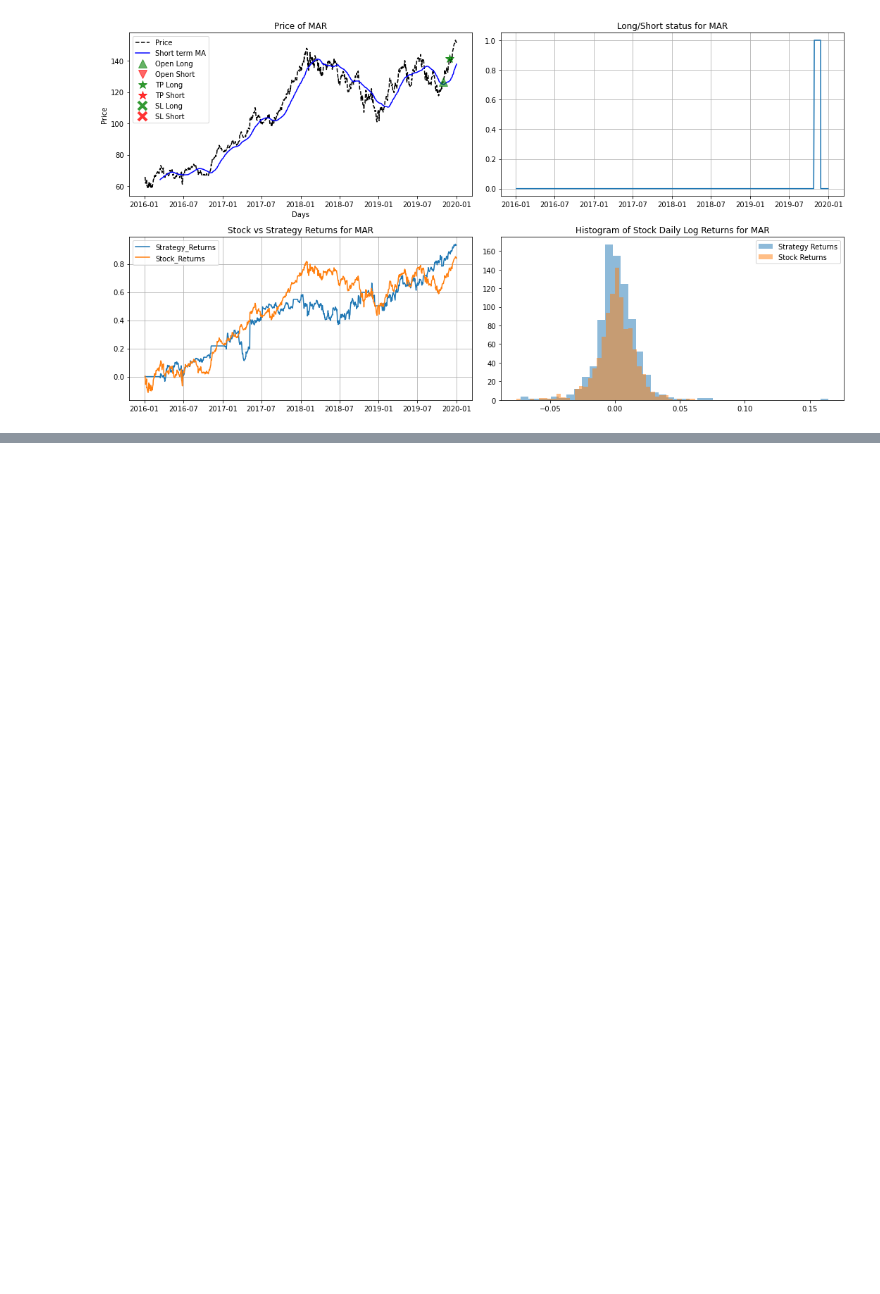
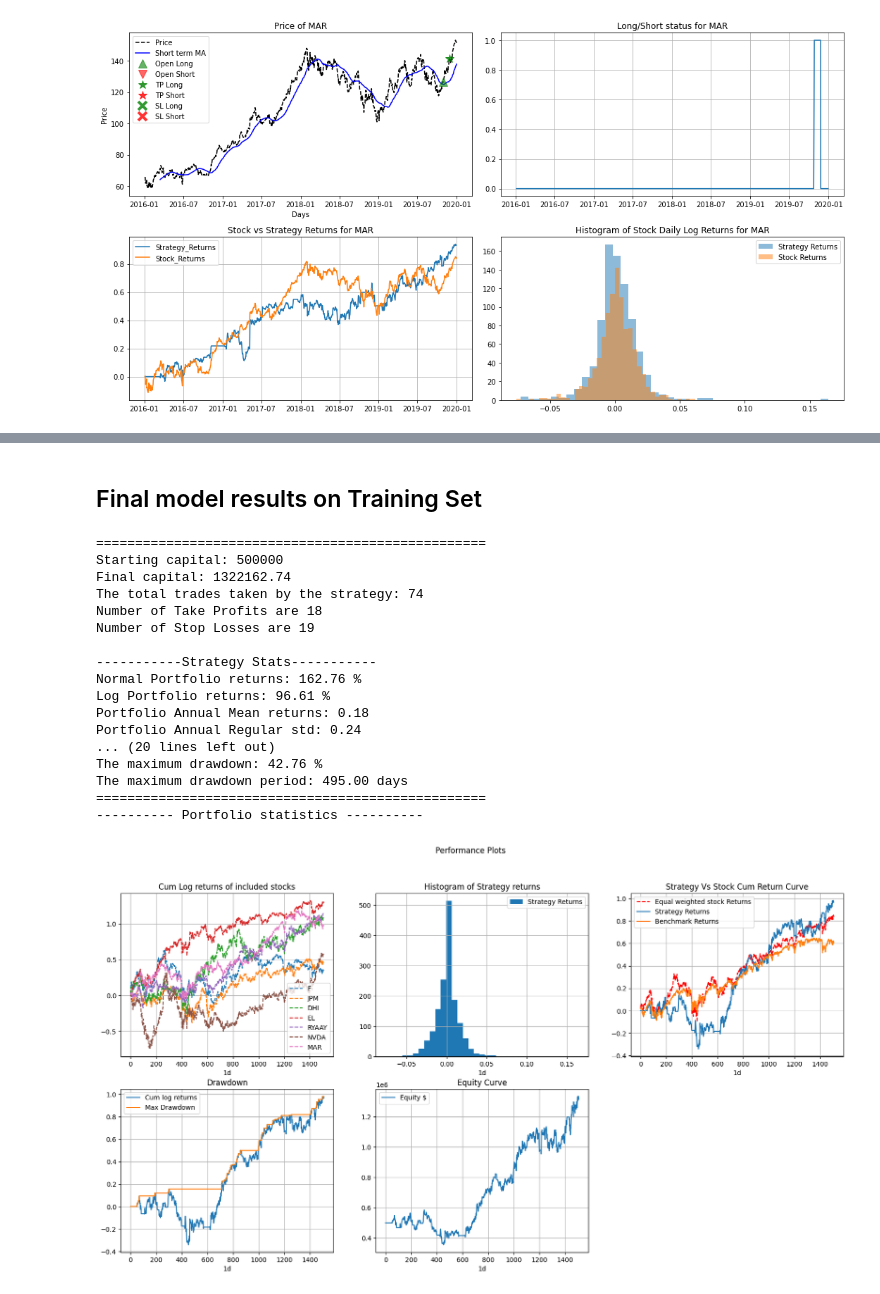
Before and after one commit to siddharthgohil/Trading_with_MACDnSMA, a Jupyter notebook: SMACD_Event_Based.ipynb, the cells around one changed output, grey strips where cells are left out. Saved outputs shown, nothing was run; the diff lists cells and outputs as text; code cells hidden in the pictures; blank space fills up the shorter version.

```diff
--- a/SMACD_Event_Based.ipynb
+++ b/SMACD_Event_Based.ipynb
@@ -1066,0 +1128,4 @@ The maximum drawdown period: 480.00 days
+# %%
+best_params = top_ten_params.iloc[1]['Params']
+for i in range(len(best_params)):
+    print(f'{all_params_name_list[i]} = {best_params[i]}')
@@ -1066,0 +1143,52 @@ The maximum drawdown period: 480.00 days
+# %% [markdown]
+## Final model results on Training Set
+# %%
+final_model_train_set = SMACD_Strategy(
+                # Portfolio configurations
+                symbol =  ["F", "JPM", "DHI", "EL", "RYAAY", "NVDA", "MAR"],
+                benchmark = "^GSPC",
+                start = "2010-01-01",
+                end = "2015-12-31",
+                interval = "1d",
+                capital = 500000,
+                transaction_cost = 0.0050,
+                # Strategy parameters
+                buy_on = best_params[9],
+                primary_trend_window = best_params[0],
+                # Long Parameters
+                long_sl_ATR_multiple = best_params[1],
+                risk_reward_long = best_params[2],
+                close_n_sma_distance_long_multiple = best_params[3],
+                long_rsi_limit= best_params[4],
+                # Short Parameters
+                short_sl_ATR_multiple = best_params[5],
+                risk_reward_short = best_params[6],
+                close_n_sma_distance_short_multiple= best_params[7],
+                short_rsi_limit = best_params[8],
+                # Class configurations
+                verbose = False,
+                stock_data_dict = None,
+                benchmark_df = None,
+                plot_individual_stocks=False
+                )
+
+final_train_set_results = final_model_train_set.run_strategy()
+# %% [output]
+==================================================
+Starting capital: 500000
+Final capital: 1322162.74
+The total trades taken by the strategy: 74
+Number of Take Profits are 18
+Number of Stop Losses are 19
+
+-----------Strategy Stats-----------
+Normal Portfolio returns: 162.76 %
+Log Portfolio returns: 96.61 %
+Portfolio Annual Mean returns: 0.18
+Portfolio Annual Regular std: 0.24
+... (20 lines left out)
+The maximum drawdown: 42.76 %
+The maximum drawdown period: 495.00 days
+==================================================
+---------- Portfolio statistics ----------
+[figure, added]
```
Also changed, not shown: parts of 19 cells of this notebook.
